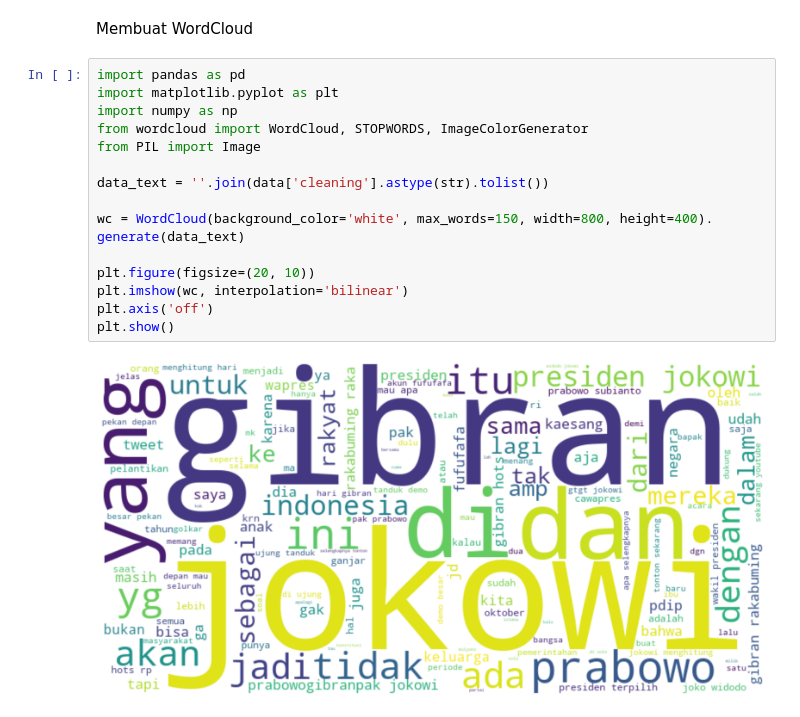
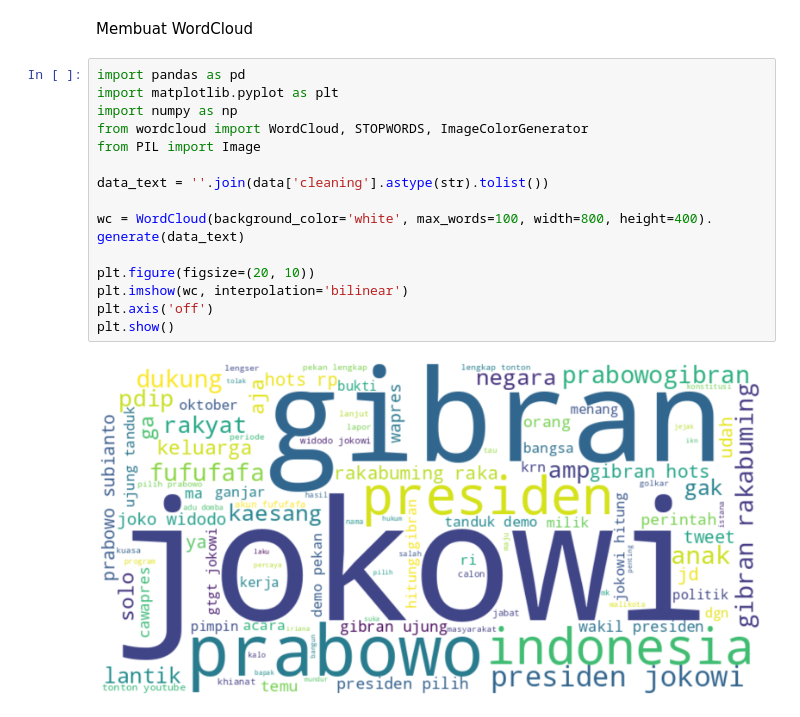
Before and after one commit to alinnar/nlp-dashboard, a Jupyter notebook: Crawling_Twit.ipynb, the cells around one changed output. Saved outputs shown, nothing was run; the diff lists cells and outputs as text.

```diff
--- a/Crawling_Twit.ipynb
+++ b/Crawling_Twit.ipynb
@@ -315,20 +332,20 @@ Membuat WordCloud
 # %%
 import pandas as pd
 import matplotlib.pyplot as plt
 import numpy as np
 from wordcloud import WordCloud, STOPWORDS, ImageColorGenerator
 from PIL import Image
 
 data_text = ''.join(data['cleaning'].astype(str).tolist())
 
-wc = WordCloud(background_color='white', max_words=150, width=800, height=400). generate(data_text)
+wc = WordCloud(background_color='white', max_words=100, width=800, height=400). generate(data_text)
 
 plt.figure(figsize=(20, 10))
 plt.imshow(wc, interpolation='bilinear')
 plt.axis('off')
 plt.show()
 # %% [output]
-[figure, old version]
+[figure, new version]
 # %%
 import matplotlib.pyplot as plt
 from collections import Counter
```
Also changed, not shown: parts of 14 cells of this notebook, 15 other files.
